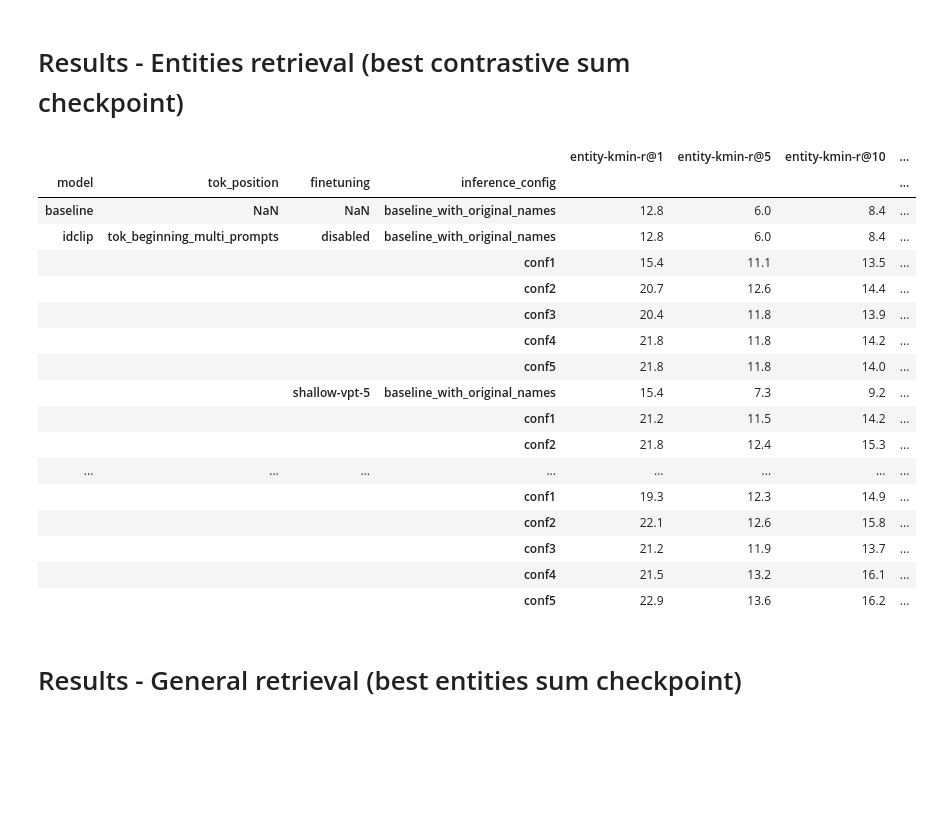
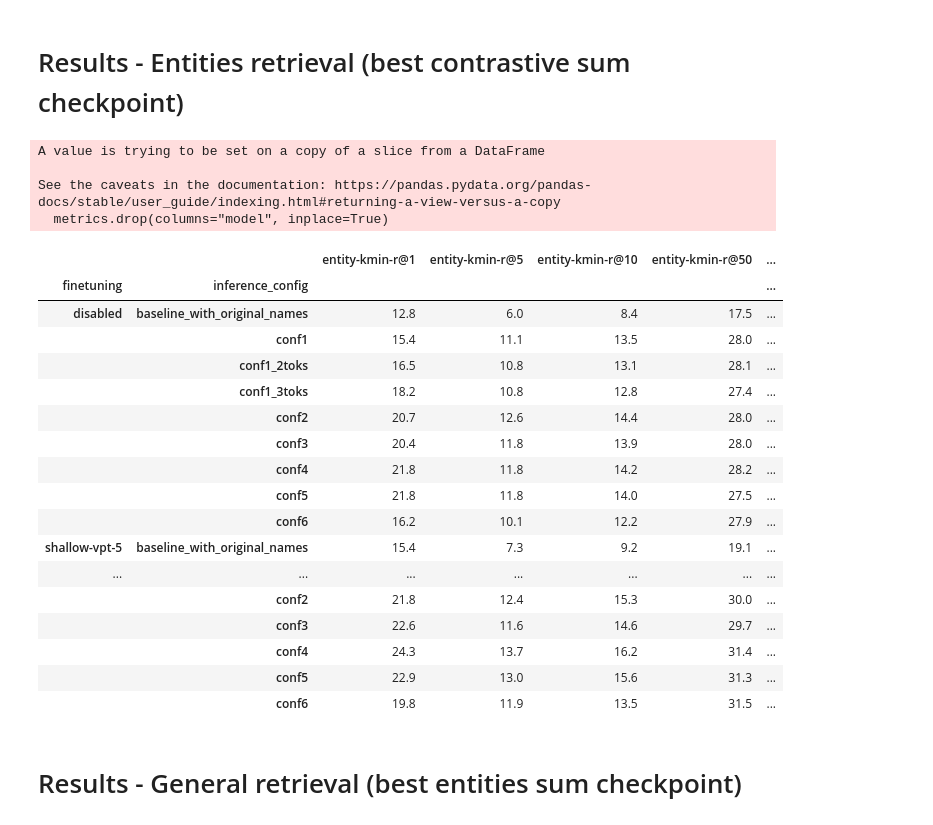
Before and after one commit to mesnico/IdCLIP, a Jupyter notebook: show.ipynb, the cells around one changed output. Drawn from its saved outputs; the diff is of its cells as text; code cells hidden in the pictures; blank space fills up the shorter version.

Commit message:
Resume ckpt, tokenizer instantiated from config, data visualization

```diff
--- a/show.ipynb
+++ b/show.ipynb
@@ -100,12 +100,12 @@ def summarize_metrics(
     id_vars = ['data', 'model', 'translator', 'tok_position', 'training-setup', 'loss', 'lr', 'finetuning', 'inference_config']
 
     if translator is not None:
-        metrics = metrics[metrics['translator'].isin(learning_rate)]
+        metrics = metrics[metrics['translator'].isin(translator)]
         if len(translator) == 1:
             metrics.drop(columns="translator", inplace=True)
             id_vars.remove('translator')
     if model is not None:
-        metrics = metrics[metrics['model'].isin(learning_rate)]
+        metrics = metrics[metrics['model'].isin(model)]
         if len(model) == 1:
             metrics.drop(columns="model", inplace=True)
             id_vars.remove('model')
@@ -246,62 +266,68 @@ metrics
 # collect all data
 ROOT = "runs"
 
 metrics = collect_all(ROOT, 'best-contrastive-sum', test_config='entities')
 metrics_baselines = collect_all(ROOT, 'original_checkpoint', test_config='entities')    # baseline model
 metrics_concat = pd.concat([metrics, metrics_baselines], axis=0, join='outer')
 
 metrics = summarize_metrics(
     metrics_concat,
     training_setup=["with_entities", np.nan],
-    finetuning=["disabled", "shallow-vpt-5", np.nan],
+    finetuning=["disabled", "shallow-vpt-5"], #, np.nan],
+    model=["idclip"],
+    # inference_config=["conf4", "baseline_with_original_names"],
+    tok_position=["tok_beginning_multi_prompts"],
     # tok_position=["tok_in_place_multi_prompts", np.nan],
     # tok_position_inference=["in_place", None]
     )
 
 # remove all columns containing "entity-r"
 metrics = metrics.loc[:, ~metrics.columns.str.contains('entity-r')]
 metrics.drop(columns="entities_sum", inplace=True)
 
 # remove data, translator, tok_position, training-setup, loss, lr, tok_position_inference from the multi index
 metrics.index = metrics.index.droplevel(['data', 'translator', 'training-setup', 'loss', 'lr'])
 
 # reorder columns to t2i-r@1 t2i-r@5 t2i-r@10 t2i-r@50 contrastive_t2i_sum
 metrics = metrics[["entity-kmin-r@1", "entity-kmin-r@5", "entity-kmin-r@10", "entity-kmin-r@50", "entities_kmin_sum", "mAP"]]
 
 # transform in percentage
 metrics = metrics * 100
 
+latex = render_to_latex(
+    metrics,
+    caption="Entities Retrieval",
+    clines="skip-last;data",
+    hrules=True,
+    column_format="llllcccccc",
+    convert_css=True
+)
+
 metrics
-
-# latex = render_to_latex(
-#     metrics,
-#     caption="Entities Retrieval",
-#     clines="skip-last;data",
-#     hrules=True,
-#     column_format="llllcccccc",
-#     convert_css=True
-# )
-
 # print(latex)
 # %% [output]
+A value is trying to be set on a copy of a slice from a DataFrame
+
+See the caveats in the documentation: https://pandas.pydata.org/pandas-docs/stable/user_guide/indexing.html#returning-a-view-versus-a-copy
+  metrics.drop(columns="model", inplace=True)
-|  |  |  |  | entity-kmin-r@1 | entity-kmin-r@5 | entity-kmin-r@10 | ... |
-| model | tok_position | finetuning | inference_config |  |  |  | ... |
-| baseline | NaN | NaN | baseline_with_original_names | 12.8 | 6.0 | 8.4 | ... |
-| idclip | tok_beginning_multi_prompts | disabled | baseline_with_original_names | 12.8 | 6.0 | 8.4 | ... |
-|  |  |  | conf1 | 15.4 | 11.1 | 13.5 | ... |
-|  |  |  | conf2 | 20.7 | 12.6 | 14.4 | ... |
-|  |  |  | conf3 | 20.4 | 11.8 | 13.9 | ... |
-|  |  |  | conf4 | 21.8 | 11.8 | 14.2 | ... |
-|  |  |  | conf5 | 21.8 | 11.8 | 14.0 | ... |
-|  |  | shallow-vpt-5 | baseline_with_original_names | 15.4 | 7.3 | 9.2 | ... |
-|  |  |  | conf1 | 21.2 | 11.5 | 14.2 | ... |
-|  |  |  | conf2 | 21.8 | 12.4 | 15.3 | ... |
-| ... | ... | ... | ... | ... | ... | ... | ... |
-|  |  |  | conf1 | 19.3 | 12.3 | 14.9 | ... |
-|  |  |  | conf2 | 22.1 | 12.6 | 15.8 | ... |
-|  |  |  | conf3 | 21.2 | 11.9 | 13.7 | ... |
-|  |  |  | conf4 | 21.5 | 13.2 | 16.1 | ... |
-|  |  |  | conf5 | 22.9 | 13.6 | 16.2 | ... |
+|  |  | entity-kmin-r@1 | entity-kmin-r@5 | entity-kmin-r@10 | entity-kmin-r@50 | ... |
+| finetuning | inference_config |  |  |  |  | ... |
+| disabled | baseline_with_original_names | 12.8 | 6.0 | 8.4 | 17.5 | ... |
+|  | conf1 | 15.4 | 11.1 | 13.5 | 28.0 | ... |
+|  | conf1_2toks | 16.5 | 10.8 | 13.1 | 28.1 | ... |
+|  | conf1_3toks | 18.2 | 10.8 | 12.8 | 27.4 | ... |
+|  | conf2 | 20.7 | 12.6 | 14.4 | 28.0 | ... |
+|  | conf3 | 20.4 | 11.8 | 13.9 | 28.0 | ... |
+|  | conf4 | 21.8 | 11.8 | 14.2 | 28.2 | ... |
+|  | conf5 | 21.8 | 11.8 | 14.0 | 27.5 | ... |
+|  | conf6 | 16.2 | 10.1 | 12.2 | 27.9 | ... |
+| shallow-vpt-5 | baseline_with_original_names | 15.4 | 7.3 | 9.2 | 19.1 | ... |
+| ... | ... | ... | ... | ... | ... | ... |
+|  | conf2 | 21.8 | 12.4 | 15.3 | 30.0 | ... |
+|  | conf3 | 22.6 | 11.6 | 14.6 | 29.7 | ... |
+|  | conf4 | 24.3 | 13.7 | 16.2 | 31.4 | ... |
+|  | conf5 | 22.9 | 13.0 | 15.6 | 31.3 | ... |
+|  | conf6 | 19.8 | 11.9 | 13.5 | 31.5 | ... |
 # %% [markdown]
 # Results - General retrieval (best entities sum checkpoint)
 # %%
```
Also changed, not shown: parts of 2 cells of this notebook, 14 other files.
